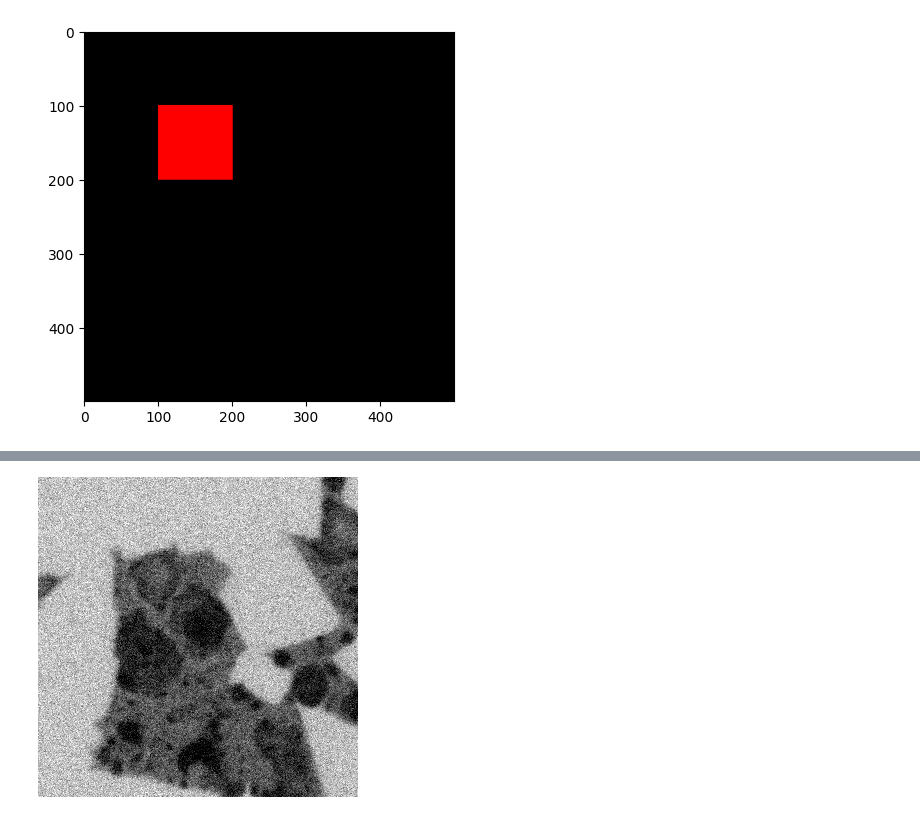
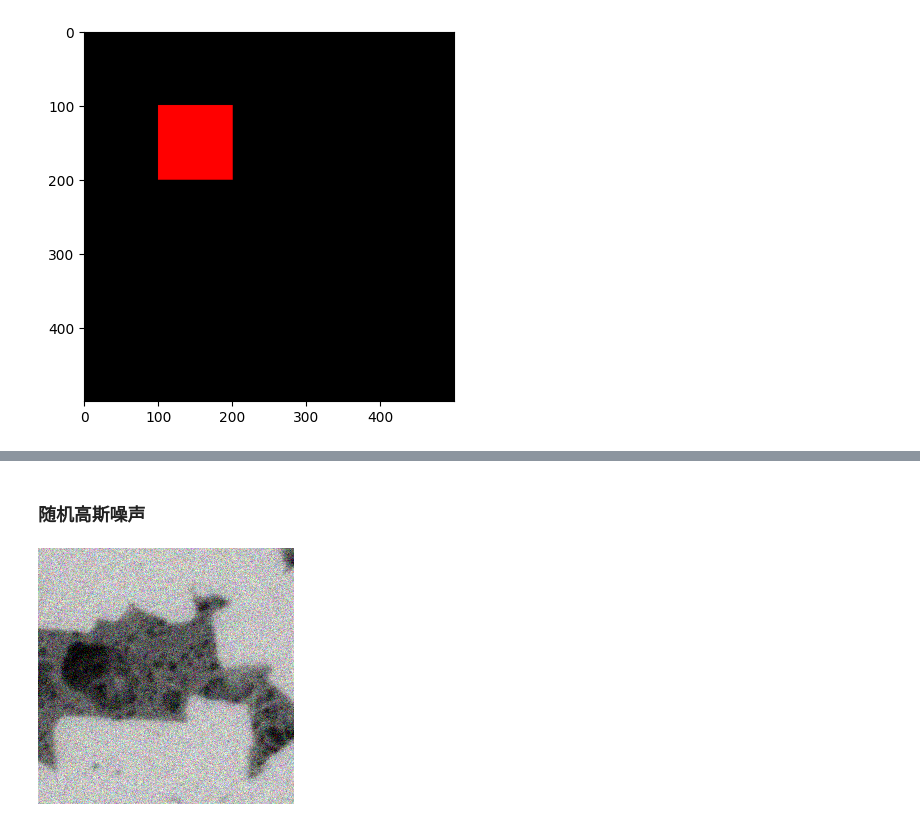
Before and after one commit to Runner-xc/data_augment, a Jupyter notebook: test.ipynb, the cells around one changed output, grey strips where cells are left out. Drawn from its saved outputs; the diff is of its cells as text; code cells hidden in the pictures.

```diff
--- a/test.ipynb
+++ b/test.ipynb
@@ -85,17 +85,29 @@ import os
 import numpy as np
 from matplotlib import pyplot as plt
 path = "/mnt/c/VScode/WS-Hub/WS-label2mask/img_masks"
+path1 = "/mnt/c/VScode/WS-Hub/WS-label2mask/eagleford"
 list = os.listdir(path)
 for i, img in enumerate(list):
 
     mask = Image.open(os.path.join(path,img))
     mask = np.array(mask)
+    image = Image.open(os.path.join(path1,img.split('.')[0] + '.jpeg')).convert('RGB')
+    image = np.array(image)
+
     print(np.unique(mask))
-    plt.figure(figsize=(40,40))
-    plt.subplot(1,5, i+1)
+    plt.figure(figsize=(25,8))
+    plt.subplot(2,3, i+1)
     plt.title(f'{img}')
     plt.imshow(mask)
     plt.axis('off')
+
+    plt.subplot(2,3, i+4)
+    plt.title(img.split('.')[0] + '.jpeg')
+    plt.imshow(image)
+    plt.axis('off')
+
+
+plt.show()
 # %% [output]
 [0 1 2 3]
 [0 1 2 3]
@@ -135,20 +146,26 @@ plt.axis('off')
+# %% [markdown]
+### 随机高斯噪声
 # %%
 import numpy as np
 from PIL import Image
+import cv2
 
 def add_gaussian_noise(image):
     """
     Adds Gaussian noise to the image.
     """
+    if isinstance(image, Image.Image):
+        image = np.array(image)
     noise = np.random.normal(0, 25, image.shape)
     image = image + noise
     image = np.clip(image, 0, 255)
     return image.astype(np.uint8)
 
-img = Image.open('/mnt/c/VScode/WS-Hub/WS-label2mask/now/img_output/Image1 - 001.jpeg_0.jpg')
-img = np.array(img)
-img = add_gaussian_noise(img)
-img = Image.fromarray(img)
-img.show()
+img = "/mnt/c/VScode/WS-Hub/WS-label2mask/img_output_256/Image1 - 001_9.jpg"
+img = cv2.imread(img)
+img = Image.fromarray(cv2.cvtColor(img, cv2.COLOR_BGR2RGB))
+img_aug = add_gaussian_noise(img)
+img_aug = Image.fromarray(img_aug)
+img_aug.show()
 # %% [output]
-[figure, old version]
+[figure, new version]
```
Also changed, not shown: parts of 15 cells of this notebook, 3 other files.
